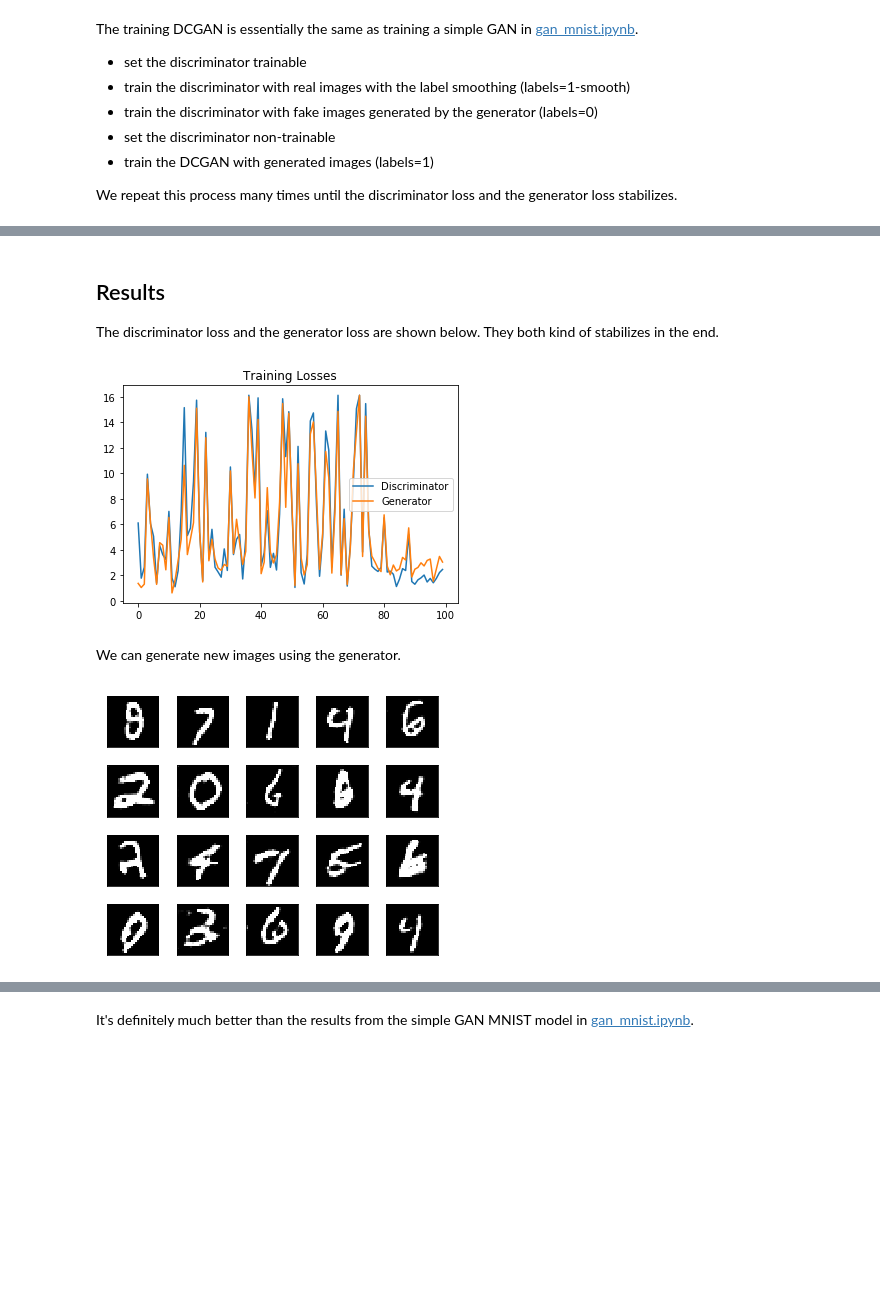
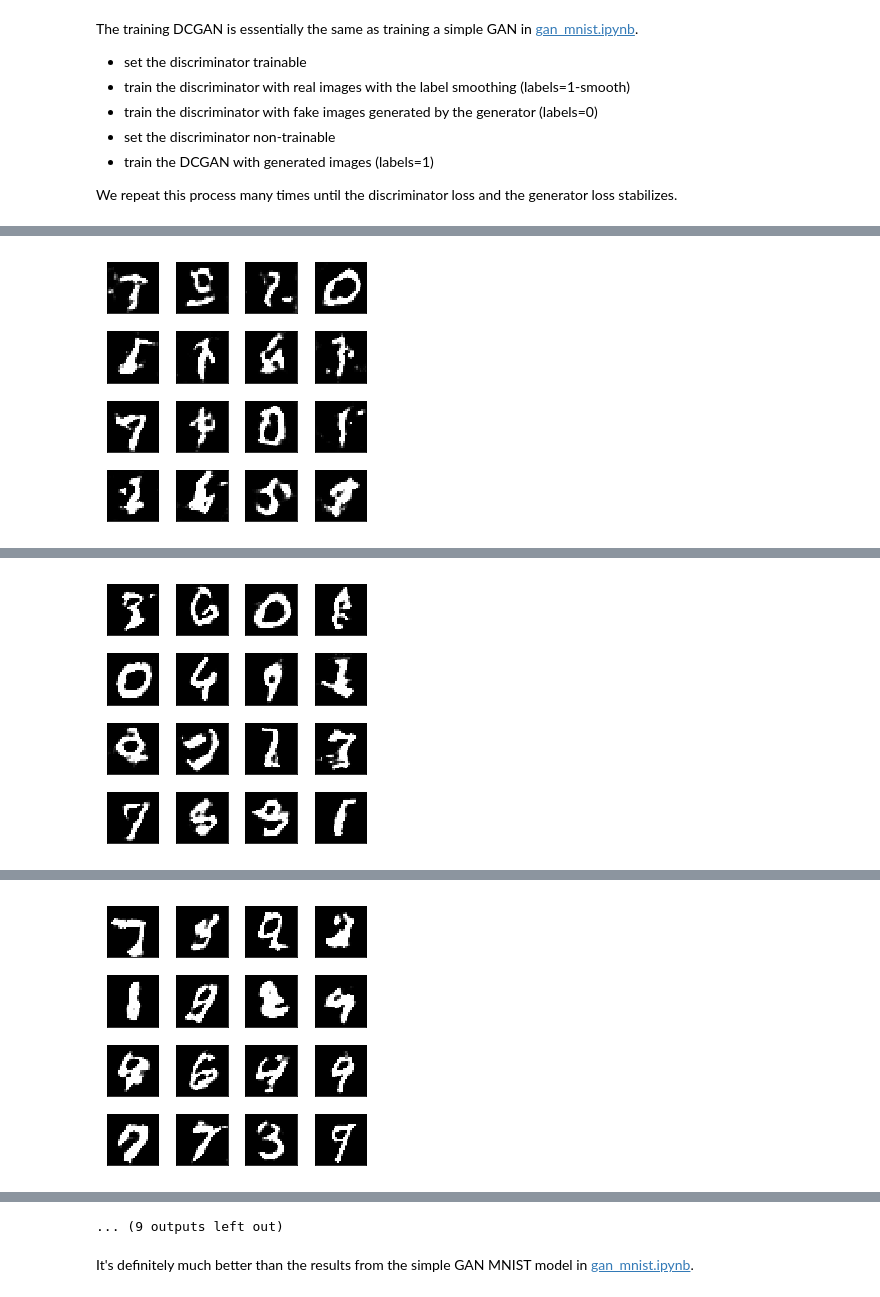
Before and after one commit to naokishibuya/deep-learning, a Jupyter notebook: python/dcgan_mnist.ipynb, the cells around one changed output, grey strips where cells are left out. Drawn from its saved outputs; the diff is of its cells as text; code cells hidden in the pictures; blank space fills up the shorter version.

```diff
--- a/python/dcgan_mnist.ipynb
+++ b/python/dcgan_mnist.ipynb
@@ -129,18 +142,23 @@ The input to the DCGAN is a latent sample.  The generator inside DCGAN produces
 # beta_1 is the exponential decay rate for the 1st moment estimates in Adam optimizer
 def make_DCGAN(sample_size,
                g_learning_rate,
+               g_beta_1,
                d_learning_rate,
+               d_beta_1,
                leaky_alpha):
+    # clear first
+    K.clear_session()
+
     # generator
     generator = make_generator(sample_size, leaky_alpha)
 
     # discriminator
     discriminator = make_discriminator(leaky_alpha)
-    discriminator.compile(optimizer=Adam(lr=d_learning_rate), loss='binary_crossentropy')
+    discriminator.compile(optimizer=Adam(lr=d_learning_rate, beta_1=d_beta_1), loss='binary_crossentropy')
 
     # GAN
     gan = Sequential([generator, discriminator])
-    gan.compile(optimizer=Adam(lr=g_learning_rate), loss='binary_crossentropy')
+    gan.compile(optimizer=Adam(lr=g_learning_rate, beta_1=g_beta_1), loss='binary_crossentropy')
 
     return gan, generator, discriminator
 # %% [markdown]
@@ -164,0 +185,11 @@ def make_labels(size):
+# %%
+def show_results(losses):
+    labels = ['Classifier', 'Discriminator', 'Generator']
+    losses = np.array(losses)
+
+    fig, ax = plt.subplots()
+    plt.plot(losses.T[0], label='Discriminator')
+    plt.plot(losses.T[1], label='Generator')
+    plt.title("Training Losses")
+    plt.legend()
+    plt.show()
@@ -165,3 +198,18 @@ def make_labels(size):
+# %%
+def show_images(generated_images):
+    n_images = len(generated_images)
+    rows = 4
+    cols = n_images//rows
+
+    plt.figure(figsize=(cols, rows))
+    for i in range(n_images):
+        img = deprocess(generated_images[i])
+        plt.subplot(rows, cols, i+1)
+        plt.imshow(img, cmap='gray')
+        plt.xticks([])
+        plt.yticks([])
+    plt.tight_layout()
+    plt.show()
 # %% [markdown]
 The training DCGAN is essentially the same as training a simple GAN in [gan_mnist.ipynb](gan_mnist.ipynb).
 
@@ -247,32 +289,3 @@ Epoch: 100/100 Discriminator Loss: 2.4649 Generator Loss: 3.0431
-# %% [markdown]
-## Results
-
-The discriminator loss and the generator loss are shown below.  They both kind of stabilizes in the end.
-# %%
-losses = np.array(losses)
-
-fig, ax = plt.subplots()
-plt.plot(losses.T[0], label='Discriminator')
-plt.plot(losses.T[1], label='Generator')
-plt.title("Training Losses")
-plt.legend()
-plt.show()
-# %% [output]
-[figure, removed]
-# %% [markdown]
-We can generate new images using the generator.
-# %%
-latent_samples = make_latent_samples(20, sample_size)
-generated_digits = generator.predict(latent_samples)
-
-plt.figure(figsize=(5, 4))
-for i in range(20):
-    img = deprocess(generated_digits[i])
-    plt.subplot(4, 5, i+1)
-    plt.imshow(img, cmap='gray')
-    plt.xticks([])
-    plt.yticks([])
-plt.tight_layout()
-plt.show()
-# %% [output]
-[figure, removed]
+# %%
+train(g_learning_rate=0.0001, g_beta_1=0.9, d_learning_rate=0.001, d_beta_1=0.9, leaky_alpha=0.01);
+# %% [output]
@@ -278,0 +302 @@ plt.show()
+[figure, added]
@@ -278,0 +313 @@ plt.show()
+[figure, added]
@@ -278,0 +324 @@ plt.show()
+[figure, added]
@@ -279,2 +358,3 @@ plt.show()
+... (9 outputs left out)
 # %% [markdown]
 It's definitely much better than the results from the simple GAN MNIST model in [gan_mnist.ipynb](gan_mnist.ipynb).
```
Also changed, not shown: parts of 9 cells of this notebook.
